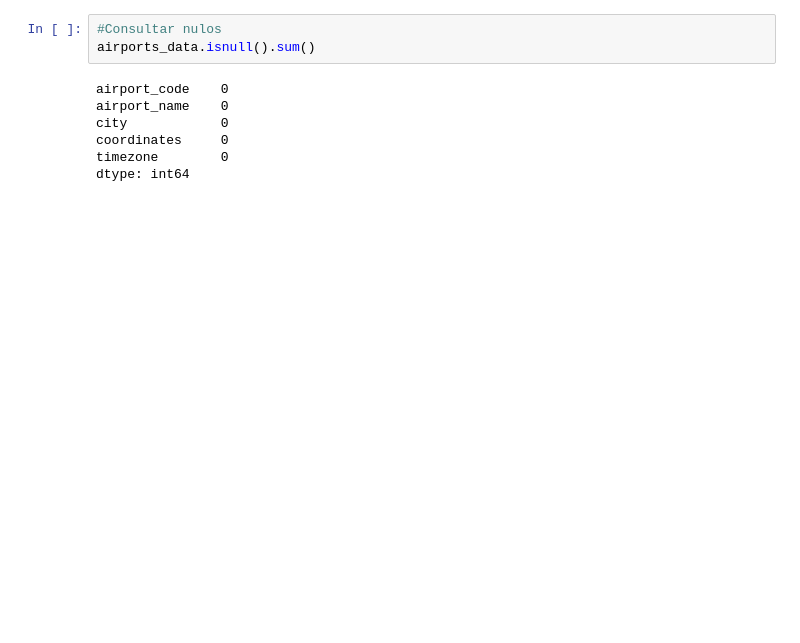
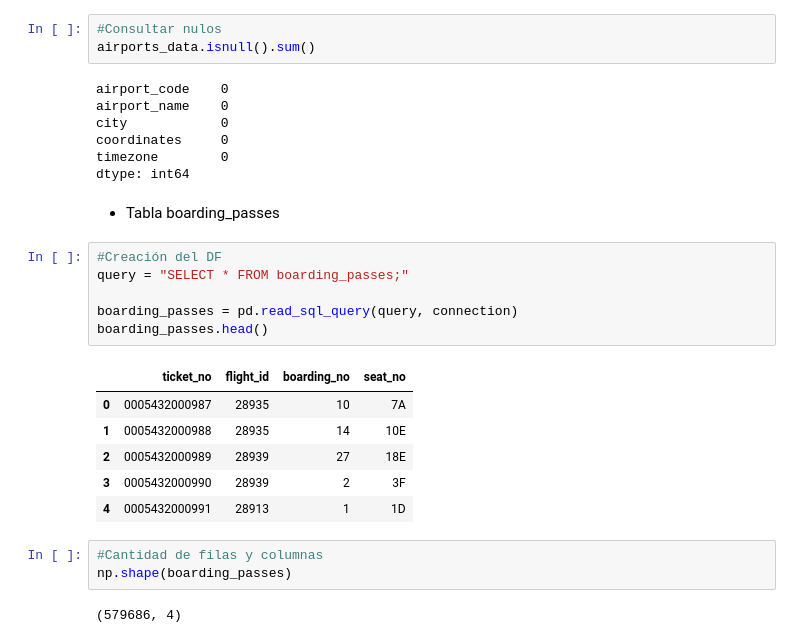
Before and after one commit to Marcelacamerota/ProyectoAerolinea, a Jupyter notebook: ETL/ETL.ipynb, the cells around one changed output. Cells and saved outputs as stored; diff of their text form; blank space fills up the shorter version.

```diff
--- a/ETL/ETL.ipynb
+++ b/ETL/ETL.ipynb
@@ -169,3 +122,23 @@ city            0
 coordinates     0
 timezone        0
 dtype: int64
+# %% [markdown]
+- Tabla boarding_passes
+# %%
+#Creación del DF
+query = "SELECT * FROM boarding_passes;"
+
+boarding_passes = pd.read_sql_query(query, connection)
+boarding_passes.head()
+# %% [output]
+|  | ticket_no | flight_id | boarding_no | seat_no |
+| 0 | 0005432000987 | 28935 | 10 | 7A |
+| 1 | 0005432000988 | 28935 | 14 | 10E |
+| 2 | 0005432000989 | 28939 | 27 | 18E |
+| 3 | 0005432000990 | 28939 | 2 | 3F |
+| 4 | 0005432000991 | 28913 | 1 | 1D |
+# %%
+#Cantidad de filas y columnas
+np.shape(boarding_passes)
+# %% [output]
+(579686, 4)
```
Also changed, not shown: parts of 32 cells of this notebook.
